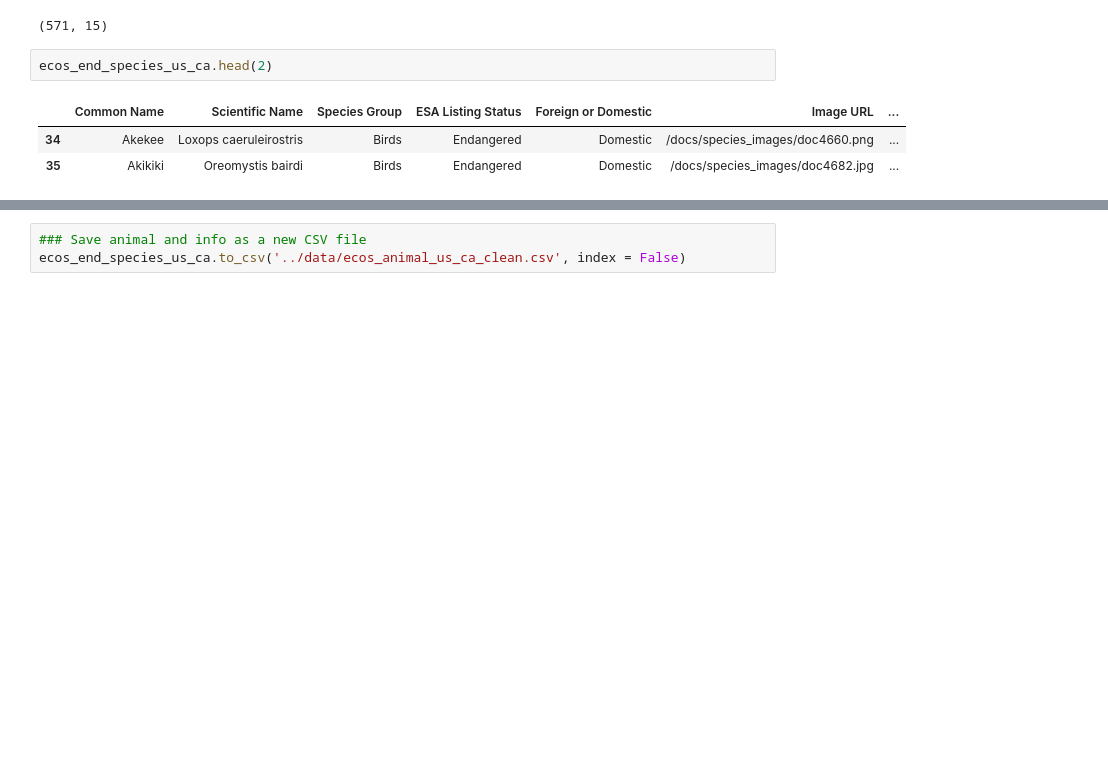
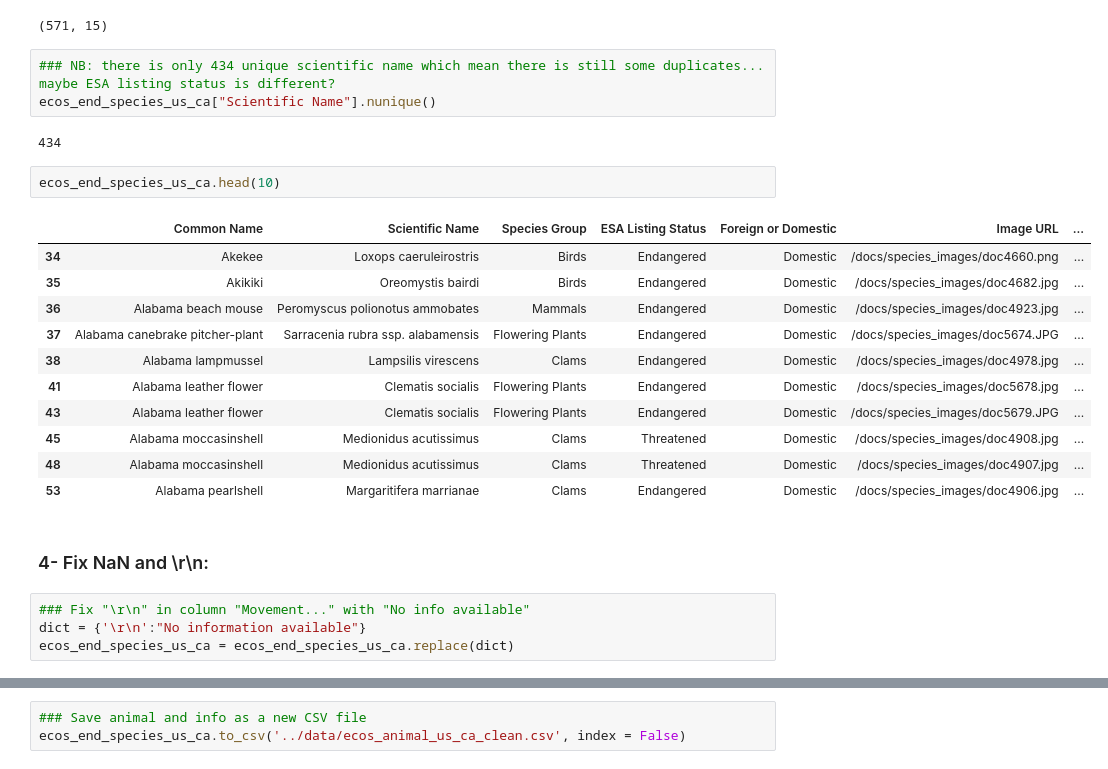
Before and after one commit to AmyLG/midstone-extinction, a Jupyter notebook: notebook/Midstone_cleaning_01.ipynb, the cells around one changed output, grey strips where cells are left out. Drawn from its saved outputs; the diff is of its cells as text; blank space fills up the shorter version.

```diff
--- a/notebook/Midstone_cleaning_01.ipynb
+++ b/notebook/Midstone_cleaning_01.ipynb
@@ -188,9 +189,28 @@ ecos_end_species_us_ca = ecos_end_species_us_ca.drop_duplicates()
 ecos_end_species_us_ca.shape
 # %% [output]
 (571, 15)
+# %%
+### NB: there is only 434 unique scientific name which mean there is still some duplicates... maybe ESA listing status is different?
+ecos_end_species_us_ca["Scientific Name"].nunique()
+# %% [output]
+434
 # %%
-ecos_end_species_us_ca.head(2)
+ecos_end_species_us_ca.head(10)
 # %% [output]
 |  | Common Name | Scientific Name | Species Group | ESA Listing Status | Foreign or Domestic | Image URL | ... |
 | 34 | Akekee | Loxops caeruleirostris | Birds | Endangered | Domestic | /docs/species_images/doc4660.png | ... |
 | 35 | Akikiki | Oreomystis bairdi | Birds | Endangered | Domestic | /docs/species_images/doc4682.jpg | ... |
+| 36 | Alabama beach mouse | Peromyscus polionotus ammobates | Mammals | Endangered | Domestic | /docs/species_images/doc4923.jpg | ... |
+| 37 | Alabama canebrake pitcher-plant | Sarracenia rubra ssp. alabamensis | Flowering Plants | Endangered | Domestic | /docs/species_images/doc5674.JPG | ... |
+| 38 | Alabama lampmussel | Lampsilis virescens | Clams | Endangered | Domestic | /docs/species_images/doc4978.jpg | ... |
+| 41 | Alabama leather flower | Clematis socialis | Flowering Plants | Endangered | Domestic | /docs/species_images/doc5678.jpg | ... |
+| 43 | Alabama leather flower | Clematis socialis | Flowering Plants | Endangered | Domestic | /docs/species_images/doc5679.JPG | ... |
+| 45 | Alabama moccasinshell | Medionidus acutissimus | Clams | Threatened | Domestic | /docs/species_images/doc4908.jpg | ... |
+| 48 | Alabama moccasinshell | Medionidus acutissimus | Clams | Threatened | Domestic | /docs/species_images/doc4907.jpg | ... |
+| 53 | Alabama pearlshell | Margaritifera marrianae | Clams | Endangered | Domestic | /docs/species_images/doc4906.jpg | ... |
+# %% [markdown]
+### 4- Fix NaN and \r\n:
+# %%
+### Fix "\r\n" in column "Movement..." with "No info available"
+dict = {'\r\n':"No information available"}
+ecos_end_species_us_ca = ecos_end_species_us_ca.replace(dict)
```
Also changed, not shown: parts of 16 cells of this notebook, 2 other files.
